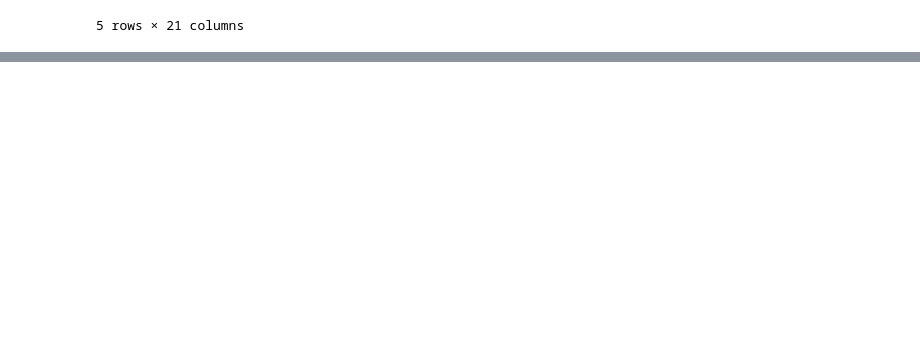
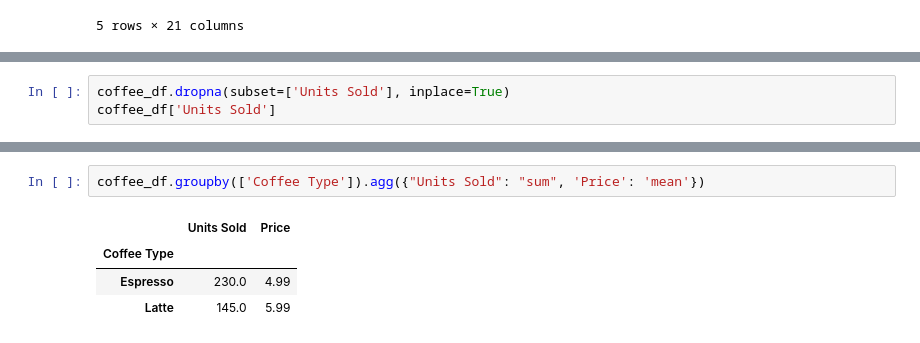
Before and after one commit to VaskarO/Data-analysis-and-business-intelligence, a Jupyter notebook: Packages and reviews/pandas_refresher.ipynb, the cells around one changed output, grey strips where cells are left out. Drawn from its saved outputs; the diff is of its cells as text; blank space fills up the shorter version.

```diff
--- a/Packages and reviews/pandas_refresher.ipynb
+++ b/Packages and reviews/pandas_refresher.ipynb
@@ -501,0 +644,3 @@ df_result_bio.head()
+# %%
+coffee_df.dropna(subset=['Units Sold'], inplace=True)
+coffee_df['Units Sold']
@@ -501,0 +703,7 @@ df_result_bio.head()
+# %%
+coffee_df.groupby(['Coffee Type']).agg({"Units Sold": "sum", 'Price': 'mean'})
+# %% [output]
+|  | Units Sold | Price |
+| Coffee Type |  |  |
+| Espresso | 230.0 | 4.99 |
+| Latte | 145.0 | 5.99 |
```
Also changed, not shown: parts of 16 cells of this notebook.
